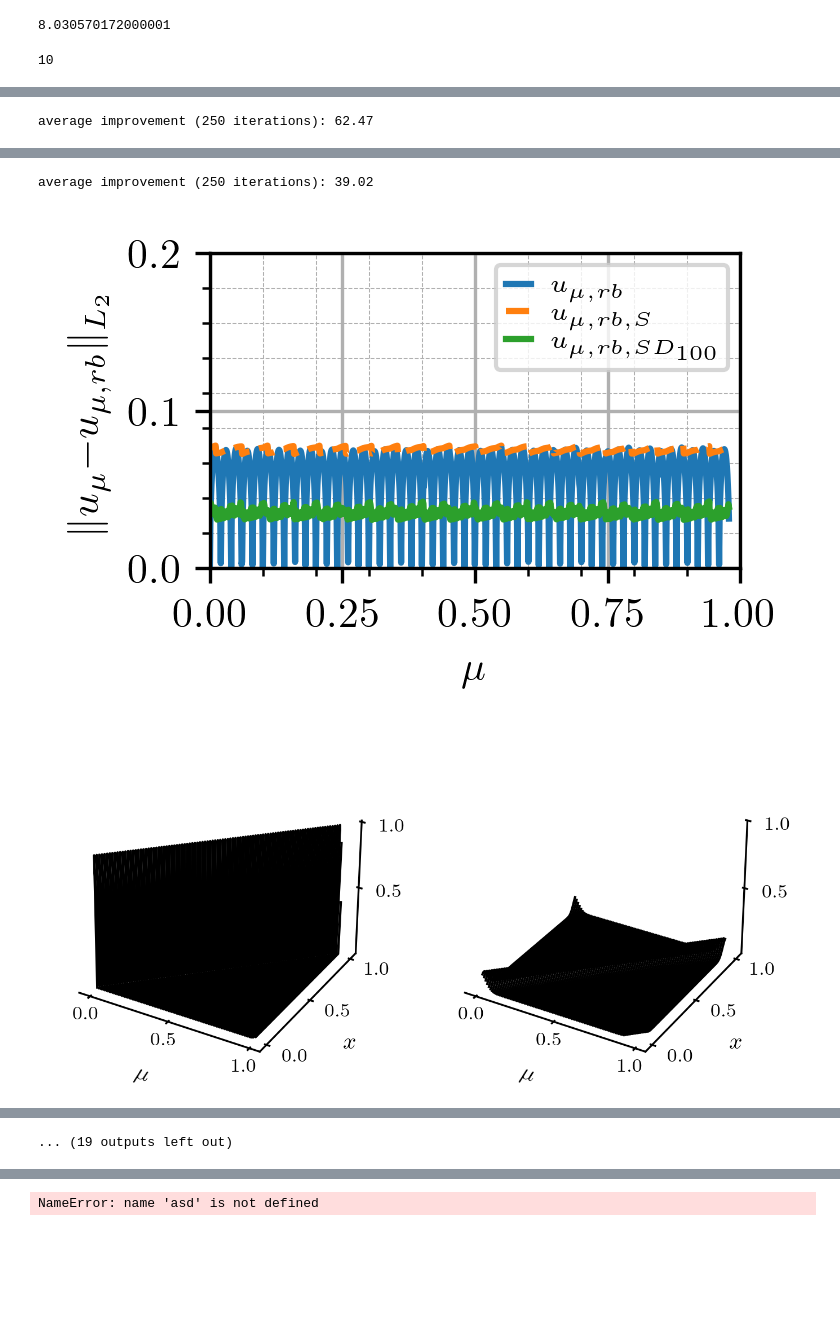
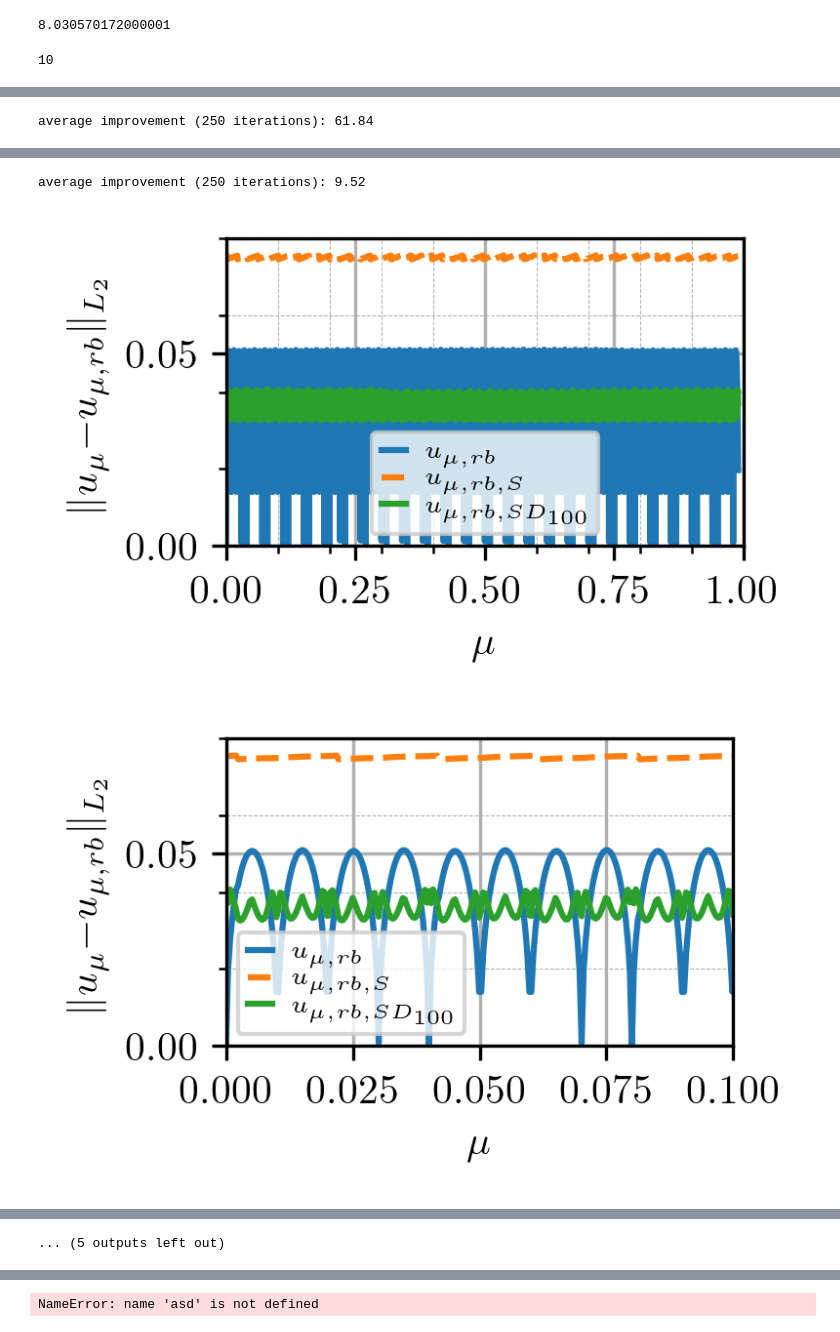
Before and after one commit to flabowski/POD-ROM-and-gaussian-convolution, a Jupyter notebook: notebooks/4_parameterized_PDE.ipynb, the cells around one changed output, grey strips where cells are left out. Drawn from its saved outputs; the diff is of its cells as text; code cells hidden in the pictures; blank space fills up the shorter version.

```diff
--- a/notebooks/4_parameterized_PDE.ipynb
+++ b/notebooks/4_parameterized_PDE.ipynb
@@ -51,7 +51,7 @@ markevery = 45
 def small_saw_tooth(x, mu):
     return saw_tooth(x, mu, w=1/45)
 # %%
-n_x = 1000
+n_x = 5000
 x = np.linspace(0, 1, n_x, endpoint=False)
 case = {
     "n_x": n_x,
@@ -117,14 +117,14 @@ def Fig6(mu_val, eROM, esROM, esROMs):
     plt.xlabel(r"$\mu$")
     plt.legend()
     ax.set_xticks(np.linspace(0, 1, 11, endpoint=True), minor=True)
-    ax.set_yticks(np.linspace(0, 0.4, 19, endpoint=True), minor=True)
+    ax.set_yticks(np.linspace(0, 0.4, 21, endpoint=True), minor=True)
     plt.grid(True, which="minor", linestyle="--", lw=0.25)
     plt.grid(True, which="major", linestyle="-")
     plt.xlim(0, 1)
     # plt.show()
     return fig, ax
 # %%
-for rank, ylim in zip([10, 50, 100], (0.4, 0.2, 0.1)):
+for rank in [10, 100]:
     print(rank)
     case["rank"] = rank
     case["n_train"] = rank
@@ -133,12 +133,12 @@ for rank, ylim in zip([10, 50, 100], (0.4, 0.2, 0.1)):
     case["sigma"], case["c"] = parameters[0], parameters[1]
     #case["sigma"], case["c"] = 0.046817495544034825, 3.4777597632478527
     #case["sigma"], case["c"] = 0.046817495544034825, 3.4777597632478527
-    for rank, ylim in zip([10, 50, 100], (0.4, 0.2, 0.1)):
+    for rank, ylim in zip([10, 100], (0.1, 0.08)):
         case["rank"] = rank
         case["n_train"] = rank
         mu_train, X_train, X_train_s = make_data_rw([0], [1], n_samples=case["n_train"], **case)
         mu_test, X_test, X_test_s = make_data_rw(mu_train[1], mu_train[2], n_samples=case["n_test"], **case)
-        mu_val, X_val, X_val_s = make_data_rw(mu_train[0], mu_train[-1], n_samples=1000, **case)
+        mu_val, X_val, X_val_s = make_data_rw(mu_train[0], mu_train[-1], n_samples=2500, **case)
 
 
         Fig3(x, mu_train, X_train, X_train_s)
@@ -160,10 +160,17 @@ for rank, ylim in zip([10, 50, 100], (0.4, 0.2, 0.1)):
         esROMs = L2_error_rw(X_val_sROMs, X_val)
         imp1 = 100 - np.mean(esROMs) / np.mean(eROM) * 100
         print("average improvement ({:.0f} iterations): {:.2f}".format(case["num_iter"], imp1))
+
         fig, ax = Fig6(mu_val, eROM, esROM, esROMs)
         ax.set_ylim(0, ylim)
         plt.show()
 
+        if len(mu_train) > 10:
+            fig, ax = Fig6(mu_val, eROM, esROM, esROMs)
+            ax.set_xlim(mu_train[0], mu_train[10])
+            ax.set_ylim(0, ylim)
+            plt.show()
+
         #for (sigma, c) in zip((0.0468, 0.0471, 0.0106), (3.478, 0.9473, 1.1437)):
 # %% [output]
 10
@@ -186,3 +193,3 @@ for rank, ylim in zip([10, 50, 100], (0.4, 0.2, 0.1)):
 optimization result for sigma: 0.001 0.03461111111111111 0.1 0.02
 [figure]
-average improvement (250 iterations): 62.47
+average improvement (250 iterations): 61.84
@@ -191,3 +198,3 @@ average improvement (250 iterations): 62.47
-average improvement (250 iterations): 39.02
+average improvement (250 iterations): 9.52
-[figure, old version]
+[figure, new version]
-[figure, old version]
+[figure, new version]
@@ -213 +220 @@ optimization result for sigma: 0.001 0.019882716049382715 0.02 0.004
-... (19 outputs left out)
+... (5 outputs left out)
```
Also changed, not shown: parts of 2 cells of this notebook, 2 other files.
